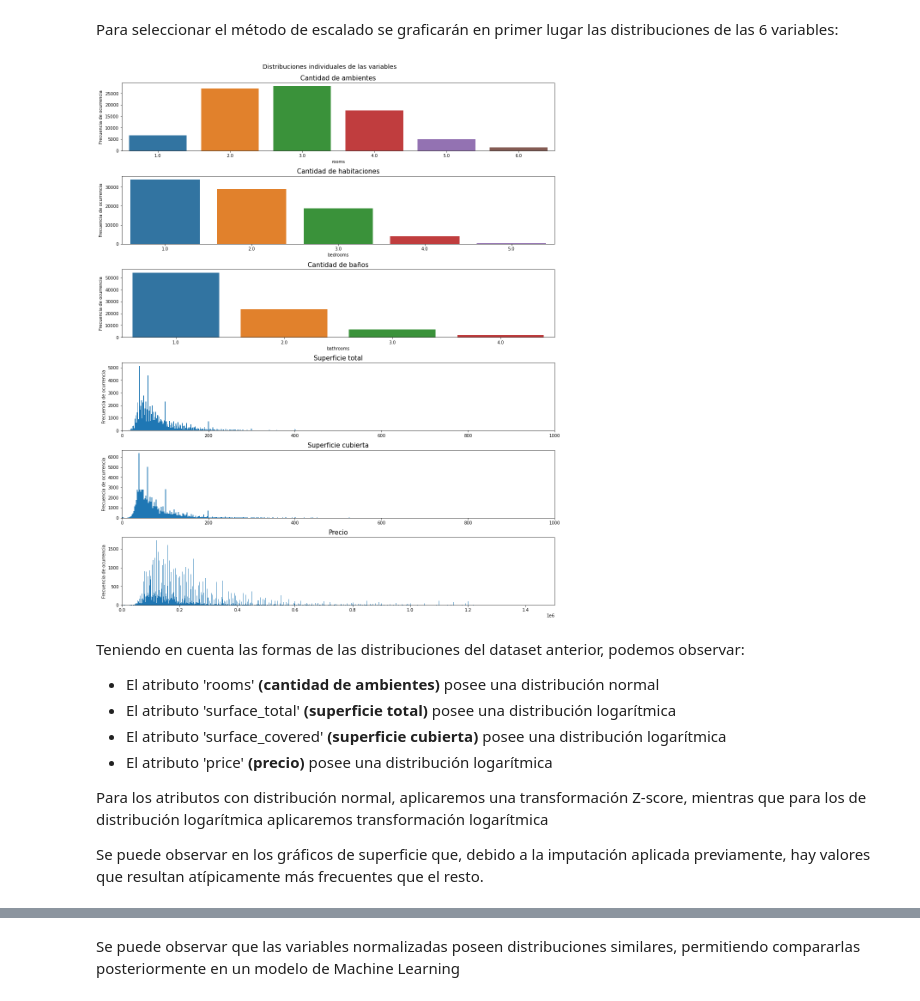
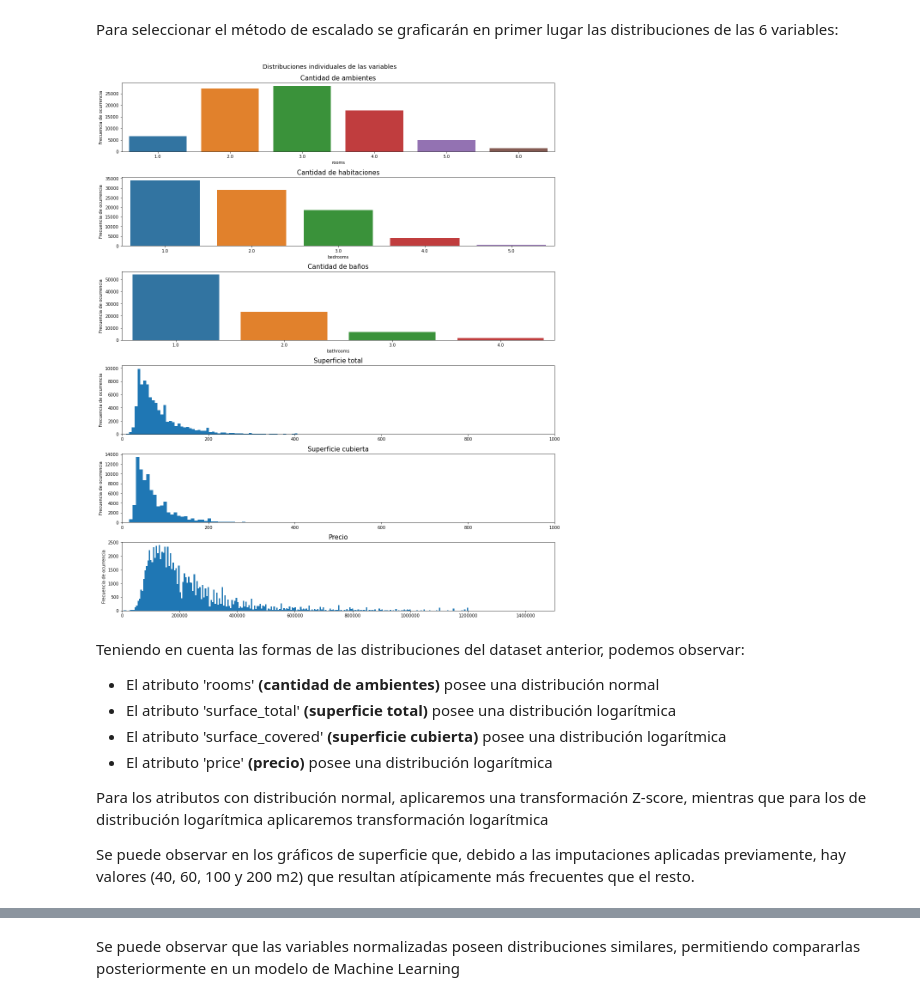
Before and after one commit to gpozzi/machine-learning, a Jupyter notebook: DSProyecto02.ipynb, the cells around one changed output, grey strips where cells are left out. Cells and saved outputs as stored; diff of their text form; code cells hidden in the pictures.

```diff
--- a/DSProyecto02.ipynb
+++ b/DSProyecto02.ipynb
@@ -252,6 +277,6 @@ Las variables a aplicar encoding serán el tipo de propiedad y el barrio
 
 Respecto a la técnica, usaré label encoding para el barrio (l3) y one hot encoding para el tipo de propiedad. No usaré One Hot Encoding para el atributo 'barrio' debido a que la gran cantidad de valores únicos ampliaría demasiado el dataset
 # %%
-properatiEncoded['l3'] = properatiEncoded['l3'].astype('category')
-properatiEncoded.dtypes
+properatiSinFaltantes['l3'] = properatiSinFaltantes['l3'].astype('category')
+properatiSinFaltantes.dtypes
 # %% [output]
@@ -281,5 +314,6 @@ properatiEncoded.head(5)
 # %%
 label_encoder = preprocessing.LabelEncoder()
-properatiEncoded['l3'].apply(label_encoder().fit_transform)
-properatiEncoded
+properatiEncoded['l3']= label_encoder.fit_transform(properatiEncoded['l3'])
+
+properatiEncoded['l3'].unique()
 # %% [output]
@@ -350,37 +406,38 @@ ax1.set_title("Cantidad de ambientes", fontdict={"fontsize":15})
 sns.countplot(properatiSinOutliers["bedrooms"],
               ax=ax2)
 ax2.set_ylabel('Frecuencia de ocurrencia')
 ax2.set_title("Cantidad de habitaciones", fontdict={"fontsize":15})
 
 
 sns.countplot(properatiSinOutliers["bathrooms"],
               ax=ax3)
 ax3.set_ylabel('Frecuencia de ocurrencia')
 ax3.set_title("Cantidad de baños", fontdict={"fontsize":15})
 
 ax4.hist(properatiSinOutliers["surface_total"],
-              bins=1000)
+              bins=250)
 ax4.set_xlim(0,1000)
 ax4.set_ylabel('Frecuencia de ocurrencia')
 ax4.set_title("Superficie total", fontdict={"fontsize":15})
 
 ax5.hist(properatiSinOutliers["surface_covered"],
-              bins=1000)
+              bins=250)
 ax5.set_xlim(0,1000)
 ax5.set_ylabel('Frecuencia de ocurrencia')
 ax5.set_title("Superficie cubierta", fontdict={"fontsize":15})
 
 ax6.hist(properatiSinOutliers["price"],
-              bins=1000)
+              bins=250)
 ax6.set_xlim(0,1500000)
 ax6.set_ylabel('Frecuencia de ocurrencia')
 ax6.set_title("Precio", fontdict={"fontsize":15})
+ax6.ticklabel_format(style='plain')
 
 
 fig.suptitle("Distribuciones individuales de las variables", size= "x-large")
 plt.show()
 # %% [output]
-[figure, old version]
+[figure, new version]
 # %% [markdown]
 Teniendo en cuenta las formas de las distribuciones del dataset anterior, podemos observar:
 - El atributo 'rooms' **(cantidad de ambientes)** posee una distribución normal
@@ -390,6 +447,6 @@ Teniendo en cuenta las formas de las distribuciones del dataset anterior, podemo
 
 Para los atributos con distribución normal, aplicaremos una transformación Z-score, mientras que para los de distribución logarítmica aplicaremos transformación logarítmica
 
-Se puede observar en los gráficos de superficie que, debido a la imputación aplicada previamente, hay valores que resultan atípicamente más frecuentes que el resto.
+Se puede observar en los gráficos de superficie que, debido a las imputaciones aplicadas previamente, hay valores (40, 60, 100 y 200 m2) que resultan atípicamente más frecuentes que el resto.
 # %%
 from sklearn.preprocessing import scale
```
Also changed, not shown: parts of 37 cells of this notebook.
